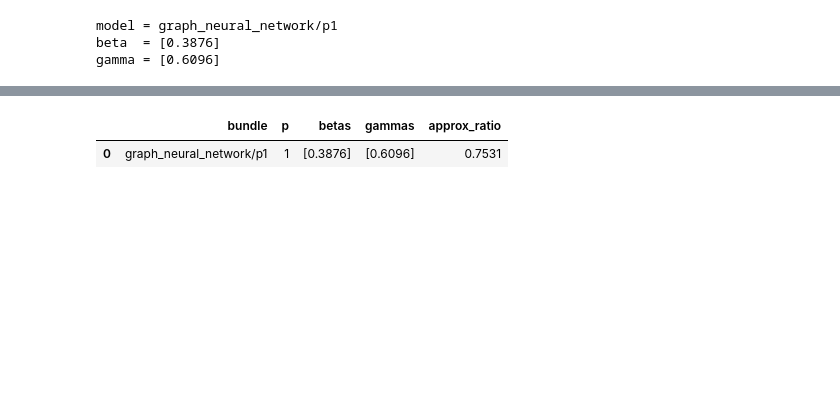
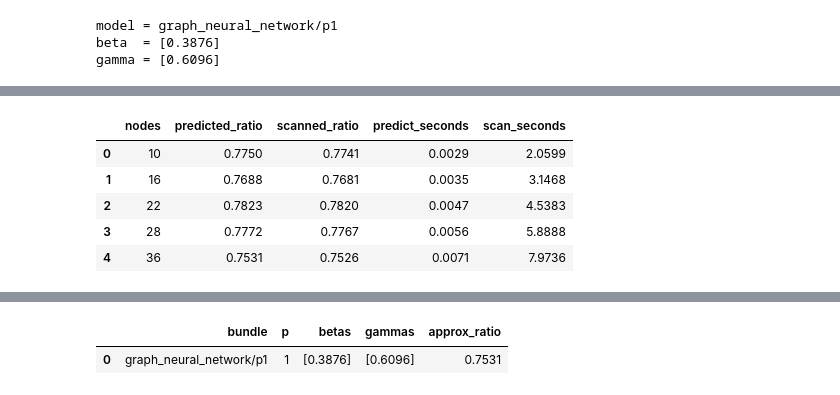
Before and after one commit to qiskit-community/qaoa_training_pipeline, a Jupyter notebook: how_tos/ai_inference.ipynb, the cells around one changed output, grey strips where cells are left out. Cells and saved outputs as stored; diff of their text form; code cells hidden in the pictures; blank space fills up the shorter version.

```diff
--- a/how_tos/ai_inference.ipynb
+++ b/how_tos/ai_inference.ipynb
@@ -131,0 +186,52 @@ approximation ratio: 0.7531
+# %%
+def ratio(cost_op, angles: list[float]) -> float:
+    """Approximation ratio of `angles`: exact at p = 1, Pauli propagation beyond."""
+    if len(angles) == 2:
+        energy = float(EfficientDepthOneEvaluator().evaluate(cost_op, angles))
+    else:
+        # Deeper models need a general evaluator; PPEvaluator requires juliacall.
+        from qaoa_training_pipeline.evaluation import PPEvaluator
+
+        energy = float(PPEvaluator().evaluate(cost_op, angles))
+
+    _max_cut, _min_cut, approximation_ratio = solve_max_cut(cost_op, energy=energy)
+    return float(approximation_ratio)
+
+
+rows = []
+for num_nodes in (10, 16, 22, 28, 36):
+    instance = nx.random_regular_graph(3, num_nodes, seed=7)
+    nx.set_edge_attributes(instance, 1.0, "weight")
+    instance_op = graph_to_operator(instance, pre_factor=MAX_CUT_PRE_FACTOR)
+
+    start = perf_counter()
+    predicted = list(provider.provide_params(instance_op)["optimized_params"])
+    predict_seconds = perf_counter() - start
+
+    start = perf_counter()
+    scanned = DepthOneScanTrainer(
+        EfficientDepthOneEvaluator(),
+        num_points=NUM_POINTS,
+        parameter_ranges=[BETA_RANGE, GAMMA_RANGE],
+    ).provide_params(instance_op)["optimized_params"]
+    scan_seconds = perf_counter() - start
+
+    rows.append(
+        {
+            "nodes": num_nodes,
+            "predicted_ratio": ratio(instance_op, predicted),
+            "scanned_ratio": ratio(instance_op, list(scanned)),
+            "predict_seconds": predict_seconds,
+            "scan_seconds": scan_seconds,
+        }
+    )
+
+sweep = pd.DataFrame(rows)
+sweep.round(4)
+# %% [output]
+|  | nodes | predicted_ratio | scanned_ratio | predict_seconds | scan_seconds |
+| 0 | 10 | 0.7750 | 0.7741 | 0.0029 | 2.0599 |
+| 1 | 16 | 0.7688 | 0.7681 | 0.0035 | 3.1468 |
+| 2 | 22 | 0.7823 | 0.7820 | 0.0047 | 4.5383 |
+| 3 | 28 | 0.7772 | 0.7767 | 0.0056 | 5.8888 |
+| 4 | 36 | 0.7531 | 0.7526 | 0.0071 | 7.9736 |
```
Also changed, not shown: parts of 13 cells of this notebook.
